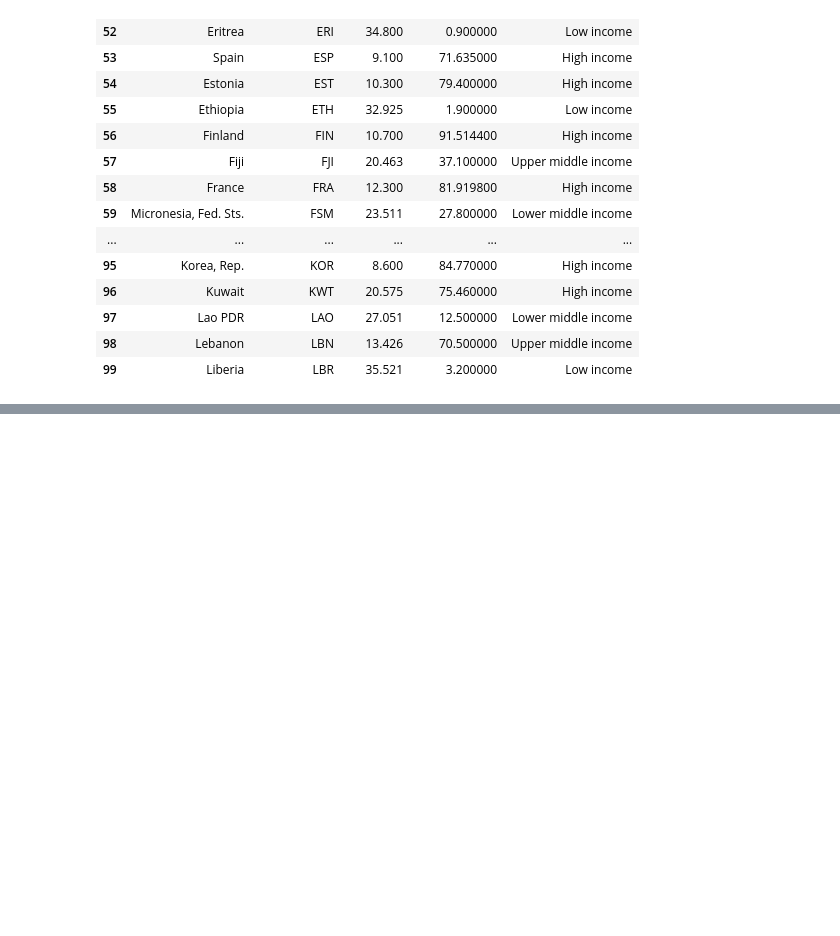
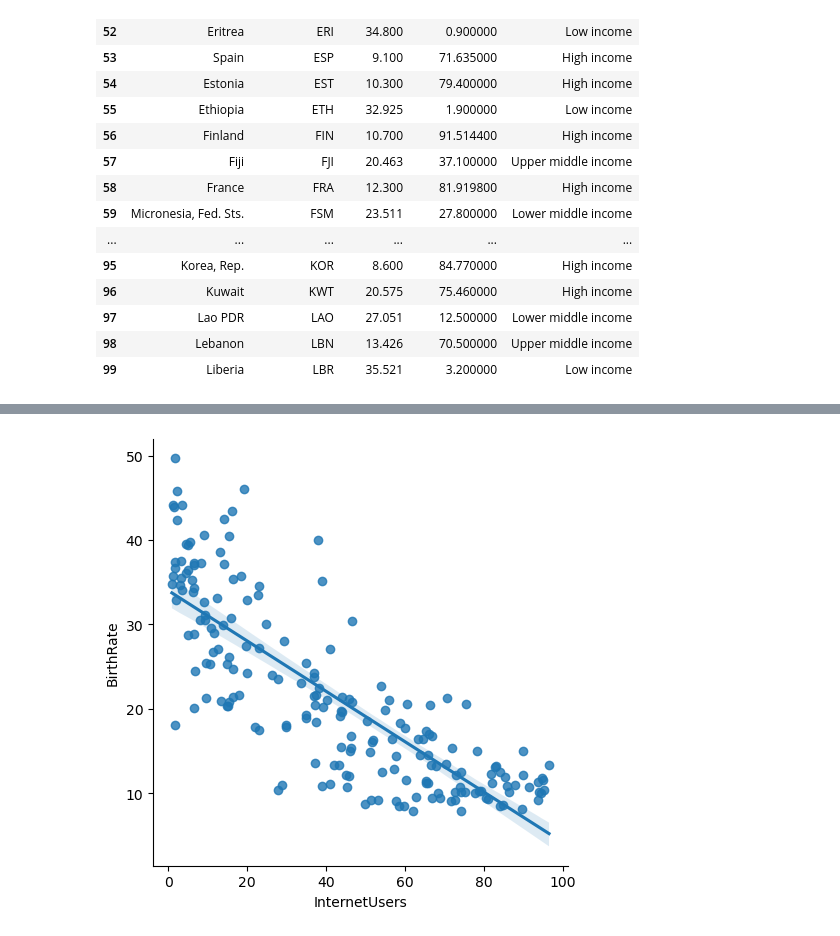
Before and after one commit to Debopoma-Mukherjee/Agentic-AI-Generative-Ai-AI-ML-DA-FSDS-_-CODES-_-EXPERTISE, a Jupyter notebook: 14_pandas_workshop.ipynb, the cells around one changed output, grey strips where cells are left out. Cells and saved outputs as stored; diff of their text form; code cells hidden in the pictures; blank space fills up the shorter version.

```diff
--- a/14_pandas_workshop.ipynb
+++ b/14_pandas_workshop.ipynb
@@ -304,0 +474,5 @@ stats[50:100]
+# %%
+vis1=sns.lmplot(data=stats,x="InternetUsers",y="BirthRate")
+plt.show()
+# %% [output]
+[figure, added]
```
Also changed, not shown: parts of 27 cells of this notebook.
